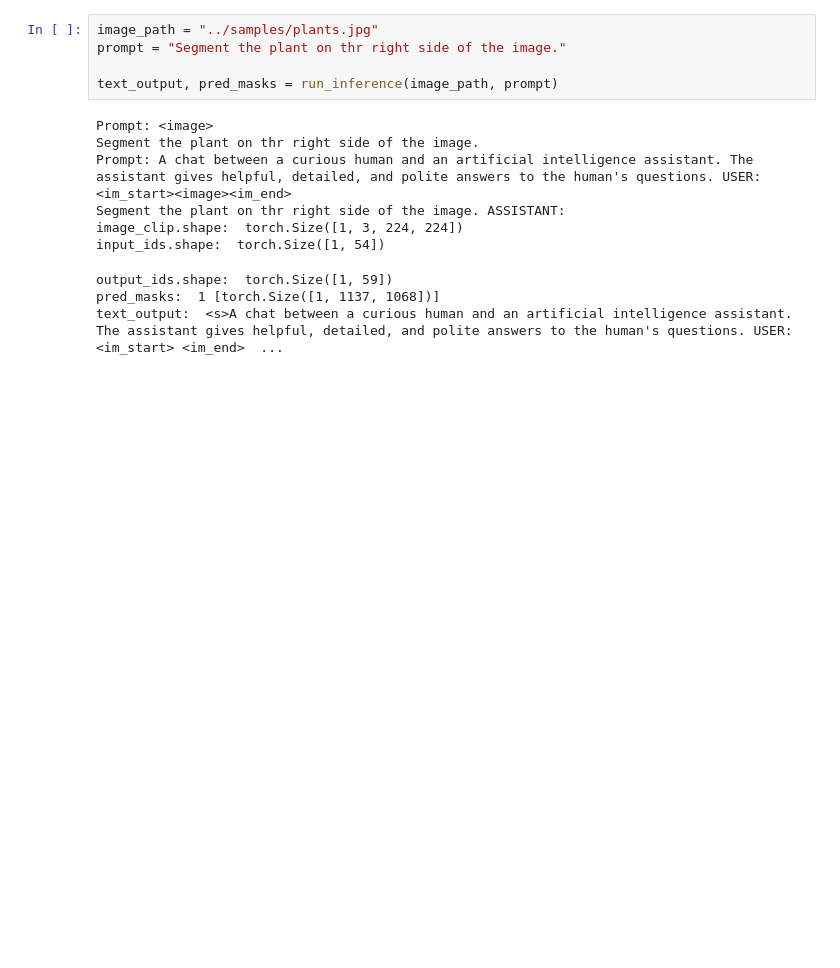
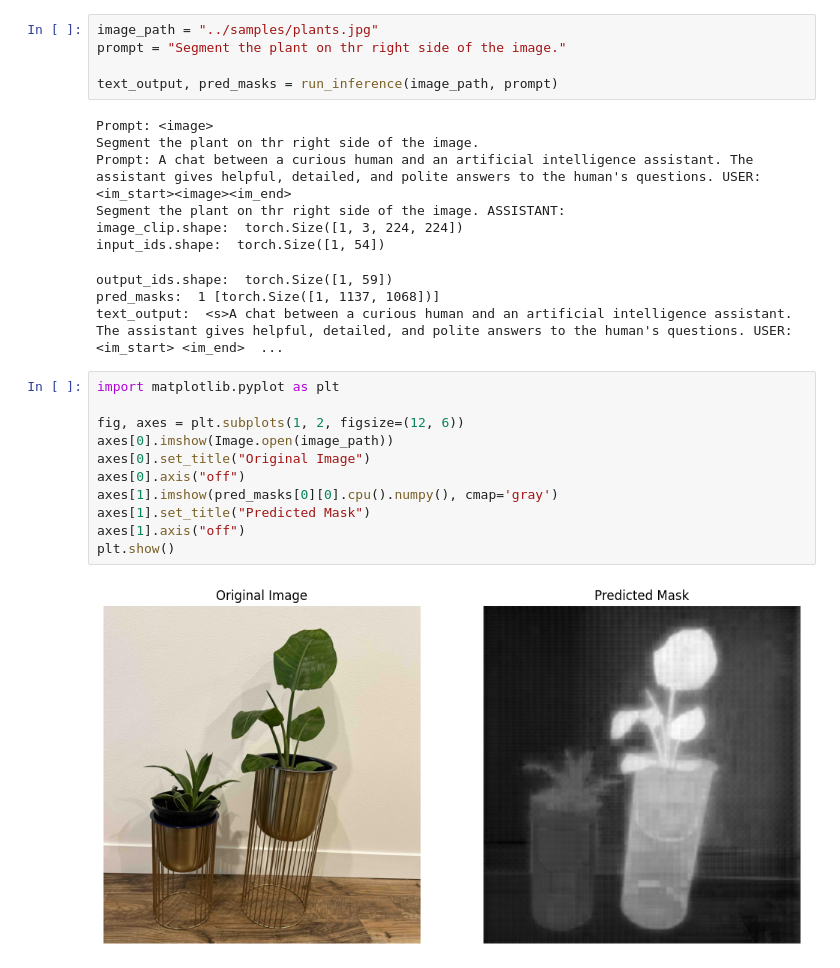
Before and after one commit to vmirly/GenAI-Hub, a Jupyter notebook: LISA/lisa_inference.ipynb, the cells around one changed output. Saved outputs shown, nothing was run; the diff lists cells and outputs as text; blank space fills up the shorter version.

Commit message:
LISA: visualize prediction

```diff
--- a/LISA/lisa_inference.ipynb
+++ b/LISA/lisa_inference.ipynb
@@ -274,3 +274,16 @@ input_ids.shape:  torch.Size([1, 54])
 output_ids.shape:  torch.Size([1, 59])
 pred_masks:  1 [torch.Size([1, 1137, 1068])]
 text_output:  <s>A chat between a curious human and an artificial intelligence assistant. The assistant gives helpful, detailed, and polite answers to the human's questions. USER: <im_start> <im_end>  ...
+# %%
+import matplotlib.pyplot as plt
+
+fig, axes = plt.subplots(1, 2, figsize=(12, 6))
+axes[0].imshow(Image.open(image_path))
+axes[0].set_title("Original Image")
+axes[0].axis("off")
+axes[1].imshow(pred_masks[0][0].cpu().numpy(), cmap='gray')
+axes[1].set_title("Predicted Mask")
+axes[1].axis("off")
+plt.show()
+# %% [output]
+[figure, added]
```
